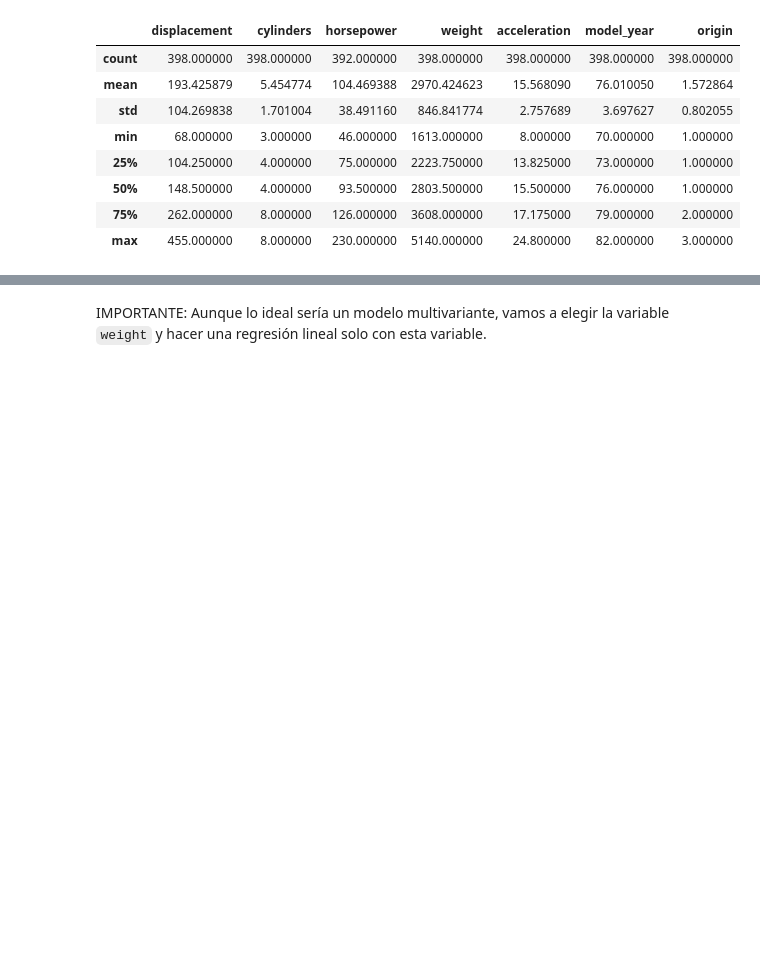
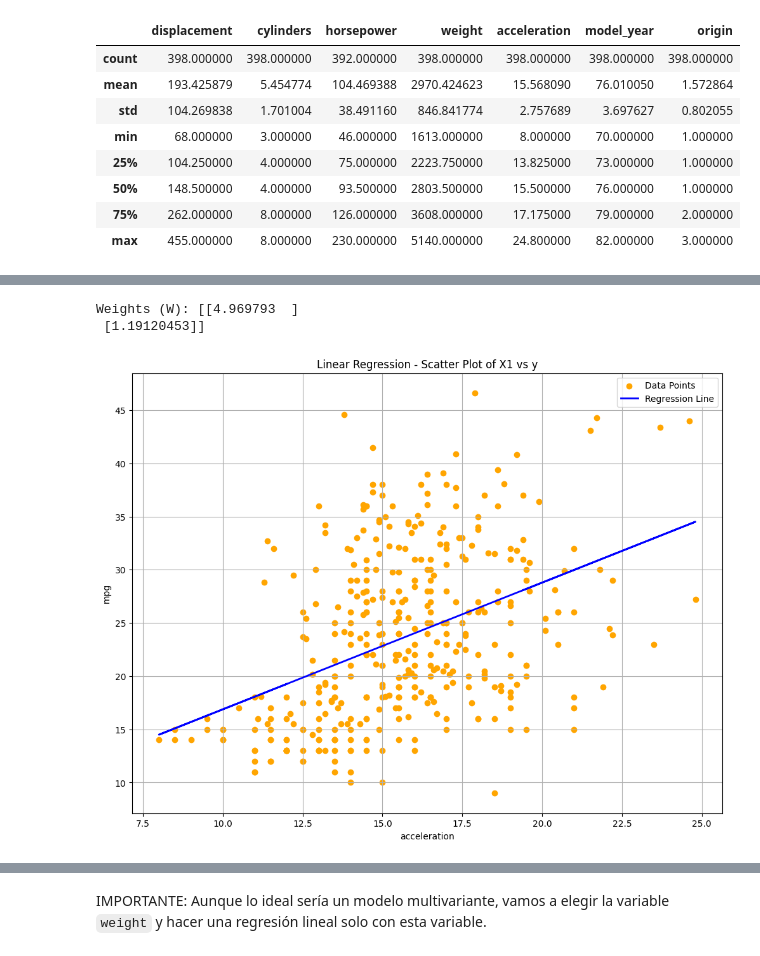
Before and after one commit to syllerim/algebra-calculus-geometry, a Jupyter notebook: 01_least_squares.ipynb, the cells around one changed output, grey strips where cells are left out. Drawn from its saved outputs; the diff is of its cells as text; code cells hidden in the pictures; blank space fills up the shorter version.

```diff
--- a/01_least_squares.ipynb
+++ b/01_least_squares.ipynb
@@ -286,3 +224,7 @@ ValueError: all the input arrays must have same number of dimensions, but the ar
 # %%
-visualiza(X, y, 'acceleration')
+visualize(X, y, 'acceleration')
+# %% [output]
+Weights (W): [[4.969793  ]
+ [1.19120453]]
+[figure, added]
 # %%
```
Also changed, not shown: parts of 12 cells of this notebook.
